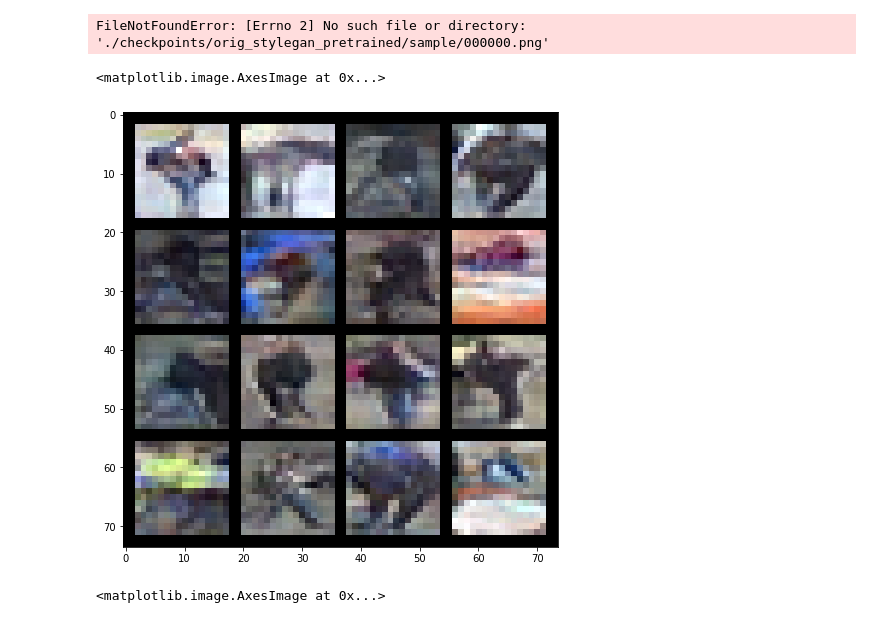
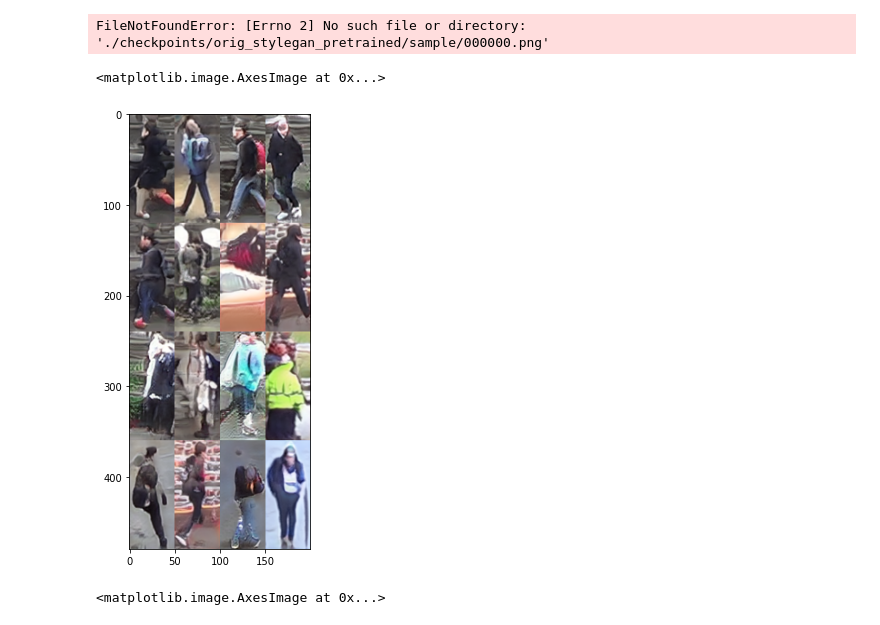
Before and after one commit to mirmashel/cycleGAN_and_re-id, a Jupyter notebook: stylegan/test_realisation.ipynb, the cells around one changed output. Drawn from its saved outputs; the diff is of its cells as text; code cells hidden in the pictures.

```diff
--- a/stylegan/test_realisation.ipynb
+++ b/stylegan/test_realisation.ipynb
@@ -9,14 +9,14 @@ plt.imshow(im)
 # %% [output]
 FileNotFoundError: [Errno 2] No such file or directory: './checkpoints/orig_stylegan_pretrained/sample/000000.png'
 # %%
-im_num = 20000
+im_num = 115000
 import matplotlib.pyplot as plt
 im = plt.imread(f"./checkpoints/orig_stylegan_pretrained/sample/{str(im_num).zfill(6)}.png")
 plt.figure(figsize=(8,8))
 plt.imshow(im)
 # %% [output]
 <matplotlib.image.AxesImage at 0x...>
-[figure, old version]
+[figure, new version]
 # %%
 im_num = 40000
 import matplotlib.pyplot as plt
```
Also changed, not shown: 4 other files.
